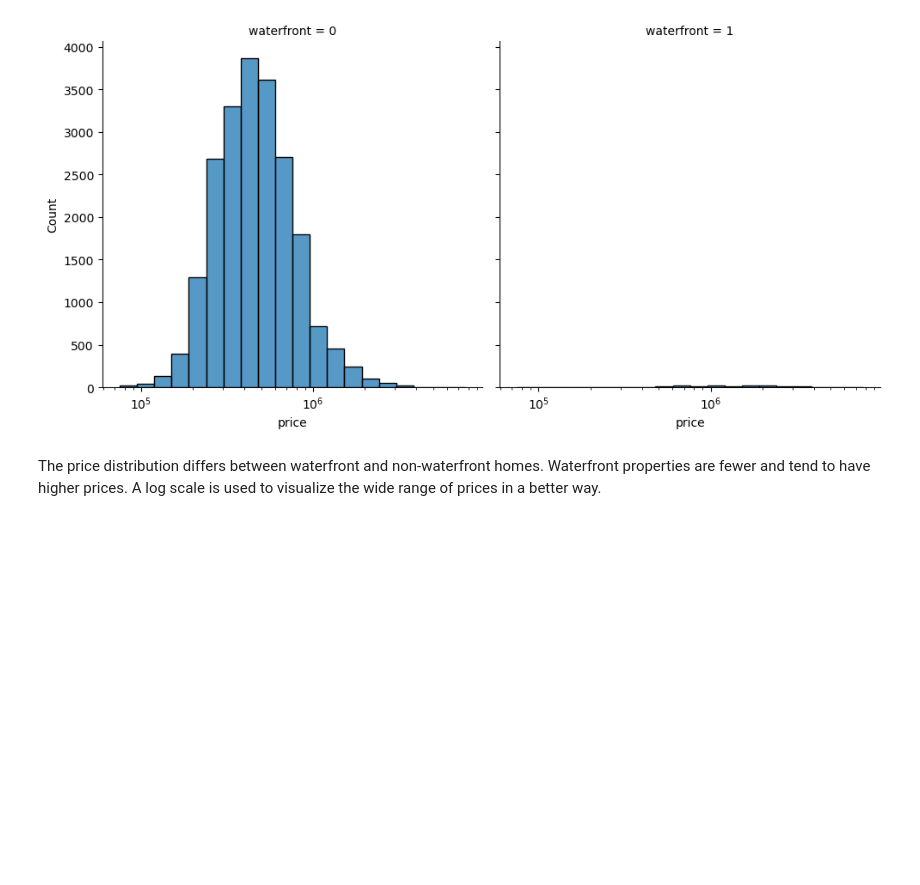
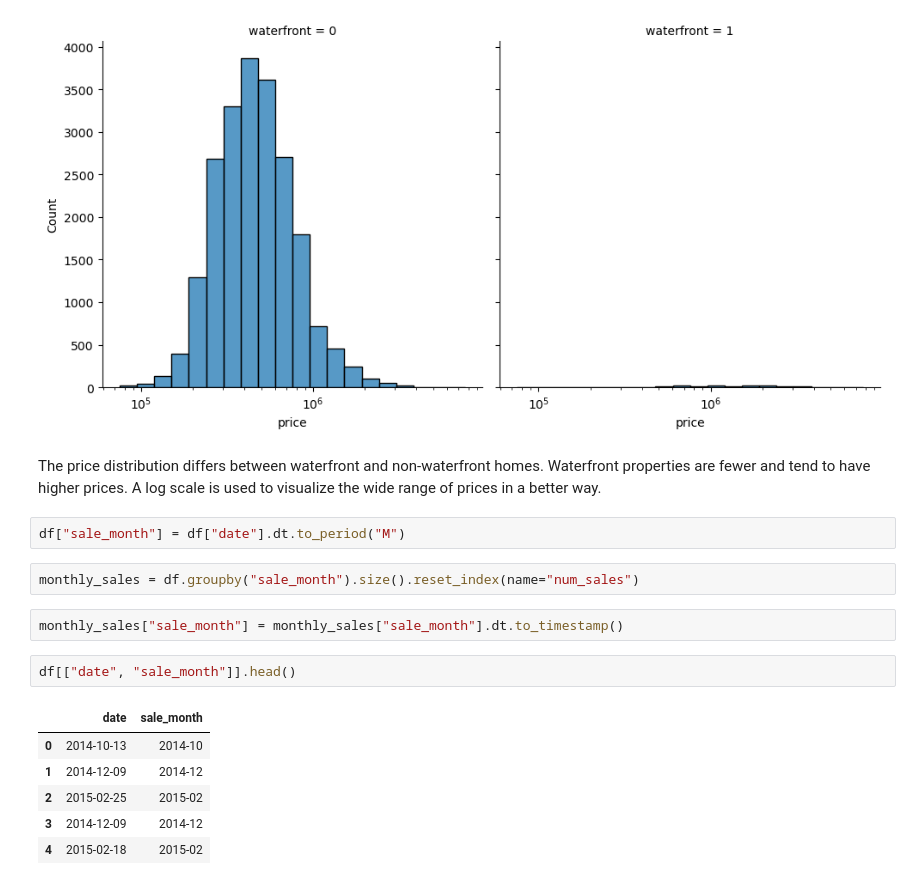
Before and after one commit to madhuraroyba25/EDA-with-Python, a Jupyter notebook: HW5_EDA_Python.ipynb, the cells around one changed output. Cells and saved outputs as stored; diff of their text form; blank space fills up the shorter version.

```diff
--- a/HW5_EDA_Python.ipynb
+++ b/HW5_EDA_Python.ipynb
@@ -126,3 +126,18 @@ plt.show()
 [figure]
 # %% [markdown]
 The price distribution differs between waterfront and non-waterfront homes. Waterfront properties are fewer and tend to have higher prices. A log scale is used to visualize the wide range of prices in a better way.
+# %%
+df["sale_month"] = df["date"].dt.to_period("M")
+# %%
+monthly_sales = df.groupby("sale_month").size().reset_index(name="num_sales")
+# %%
+monthly_sales["sale_month"] = monthly_sales["sale_month"].dt.to_timestamp()
+# %%
+df[["date", "sale_month"]].head()
+# %% [output]
+|  | date | sale_month |
+| 0 | 2014-10-13 | 2014-10 |
+| 1 | 2014-12-09 | 2014-12 |
+| 2 | 2015-02-25 | 2015-02 |
+| 3 | 2014-12-09 | 2014-12 |
+| 4 | 2015-02-18 | 2015-02 |
```
Also changed, not shown: parts of 2 cells of this notebook.
